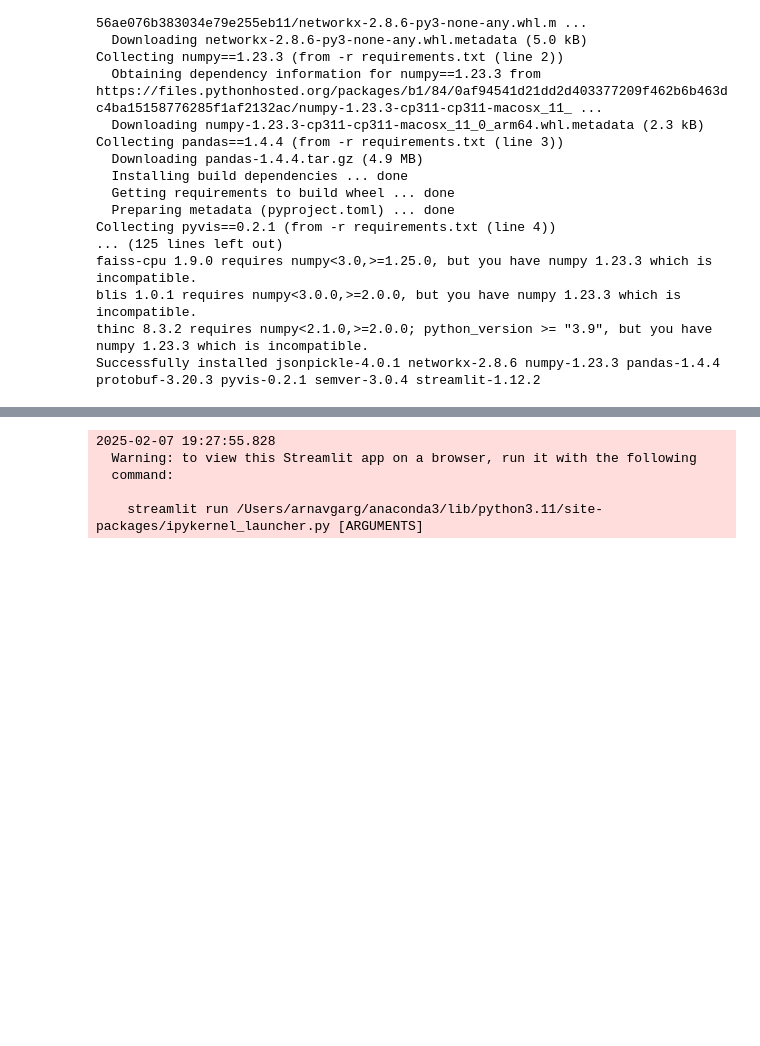
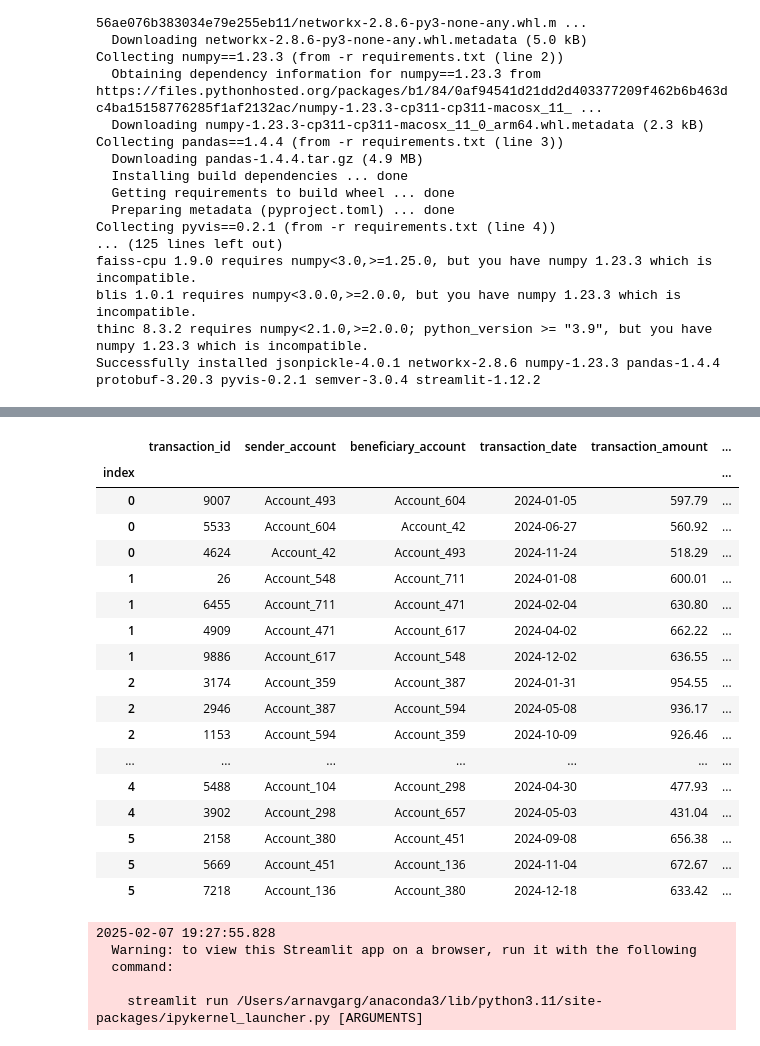
Before and after one commit to arnavailable/cygnus, a Jupyter notebook: Cygnus.ipynb, the cells around one changed output, grey strips where cells are left out. Cells and saved outputs as stored; diff of their text form; code cells hidden in the pictures; blank space fills up the shorter version.

```diff
--- a/Cygnus.ipynb
+++ b/Cygnus.ipynb
@@ -131,11 +133,12 @@ df
 # %%
 # Process the output
-df.columns = ['path', 'date_path', 'amount_path', 'depth']
+df.columns = ['path', 'date_path', 'amount_path', 'id_path', 'depth']
 
 # Clean path, date_path, and amount_path columns by removing \n from array
 df['path'] = df['path'].apply(lambda x: eval(x))
 df['date_path'] = df['date_path'].apply(lambda x: eval(x))
 df['amount_path'] = df['amount_path'].apply(lambda x: eval(x))
+df['id_path'] = df['id_path'].apply(lambda x: eval(x))
 # %%
 # Expand lists into rows while keeping the original index
 rows = []
@@ -143,6 +146,7 @@ for idx, row in df.iterrows():
     for i in range(len(row["date_path"])):
         rows.append([
             idx,  # Preserve original index
+            row["id_path"][i],
             row["path"][i],
             row["path"][i + 1],
             row["date_path"][i],
@@ -150,4 +154,30 @@ for idx, row in df.iterrows():
         ])
 
 # Create new DataFrame
-df = pd.DataFrame(rows, columns=["index", "account_send", "account_receive", "date", "amount"]).set_index("index")
+df = pd.DataFrame(rows, columns=["index", "transaction_id", "sender_account", "beneficiary_account", "transaction_date", "transaction_amount"]).set_index("index")
+# %%
+df
+
+# calculate %diff from previous row if index is same
+df['amount_diff'] = df.groupby('index')['transaction_amount'].pct_change()*100
+
+df
+# %% [output]
+|  | transaction_id | sender_account | beneficiary_account | transaction_date | transaction_amount | ... |
+| index |  |  |  |  |  | ... |
+| 0 | 9007 | Account_493 | Account_604 | 2024-01-05 | 597.79 | ... |
+| 0 | 5533 | Account_604 | Account_42 | 2024-06-27 | 560.92 | ... |
+| 0 | 4624 | Account_42 | Account_493 | 2024-11-24 | 518.29 | ... |
+| 1 | 26 | Account_548 | Account_711 | 2024-01-08 | 600.01 | ... |
+| 1 | 6455 | Account_711 | Account_471 | 2024-02-04 | 630.80 | ... |
+| 1 | 4909 | Account_471 | Account_617 | 2024-04-02 | 662.22 | ... |
+| 1 | 9886 | Account_617 | Account_548 | 2024-12-02 | 636.55 | ... |
+| 2 | 3174 | Account_359 | Account_387 | 2024-01-31 | 954.55 | ... |
+| 2 | 2946 | Account_387 | Account_594 | 2024-05-08 | 936.17 | ... |
+| 2 | 1153 | Account_594 | Account_359 | 2024-10-09 | 926.46 | ... |
+| ... | ... | ... | ... | ... | ... | ... |
+| 4 | 5488 | Account_104 | Account_298 | 2024-04-30 | 477.93 | ... |
+| 4 | 3902 | Account_298 | Account_657 | 2024-05-03 | 431.04 | ... |
+| 5 | 2158 | Account_380 | Account_451 | 2024-09-08 | 656.38 | ... |
+| 5 | 5669 | Account_451 | Account_136 | 2024-11-04 | 672.67 | ... |
+| 5 | 7218 | Account_136 | Account_380 | 2024-12-18 | 633.42 | ... |
```
Also changed, not shown: parts of 3 cells of this notebook, 3 other files.
